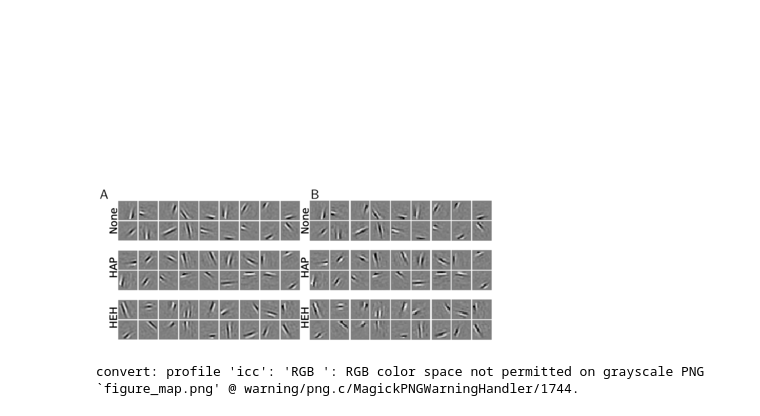
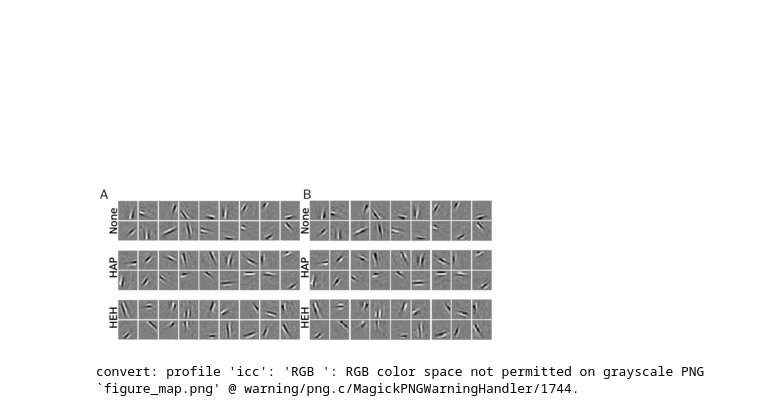
Before and after one commit to SpikeAI/HULK, a Jupyter notebook: Annex.ipynb, the cells around one changed output. Saved outputs shown, nothing was run; the diff lists cells and outputs as text; code cells hidden in the pictures.

Commit message:
figure 1 : panel A

```diff
--- a/Annex.ipynb
+++ b/Annex.ipynb
@@ -261,14 +261,14 @@ fname = 'figure_map'
 # %%
 %%tikz --save {fname}.pdf
 \draw[white, fill=white] (0.\linewidth,0) rectangle (1.\linewidth, .382\linewidth) ;
 \draw [anchor=north west] (0, .382\linewidth) node {\includegraphics[width=.5\linewidth]{figure_map_A}};
 \draw [anchor=north west] (.5\linewidth, .382\linewidth) node {\includegraphics[width=.5\linewidth]{figure_map_B}};
 \begin{scope}[font=\bf\sffamily\large]
 \draw [anchor=west,fill=white] (.0\linewidth, .382\linewidth) node [above right=-3mm] {$\mathsf{A}$};
-\draw [anchor=west,fill=white] (.55\linewidth, .382\linewidth) node [above right=-3mm] {$\mathsf{B}$};
+\draw [anchor=west,fill=white] (.53\linewidth, .382\linewidth) node [above right=-3mm] {$\mathsf{B}$};
 \end{scope}
 # %% [output]
-[figure, old version]
+[figure, new version]
 # %%
 !convert  -density 300 {fname}.pdf {fname}.jpg
 !convert  -density 600 {fname}.pdf {fname}.png
```
Also changed, not shown: 1 other file.
